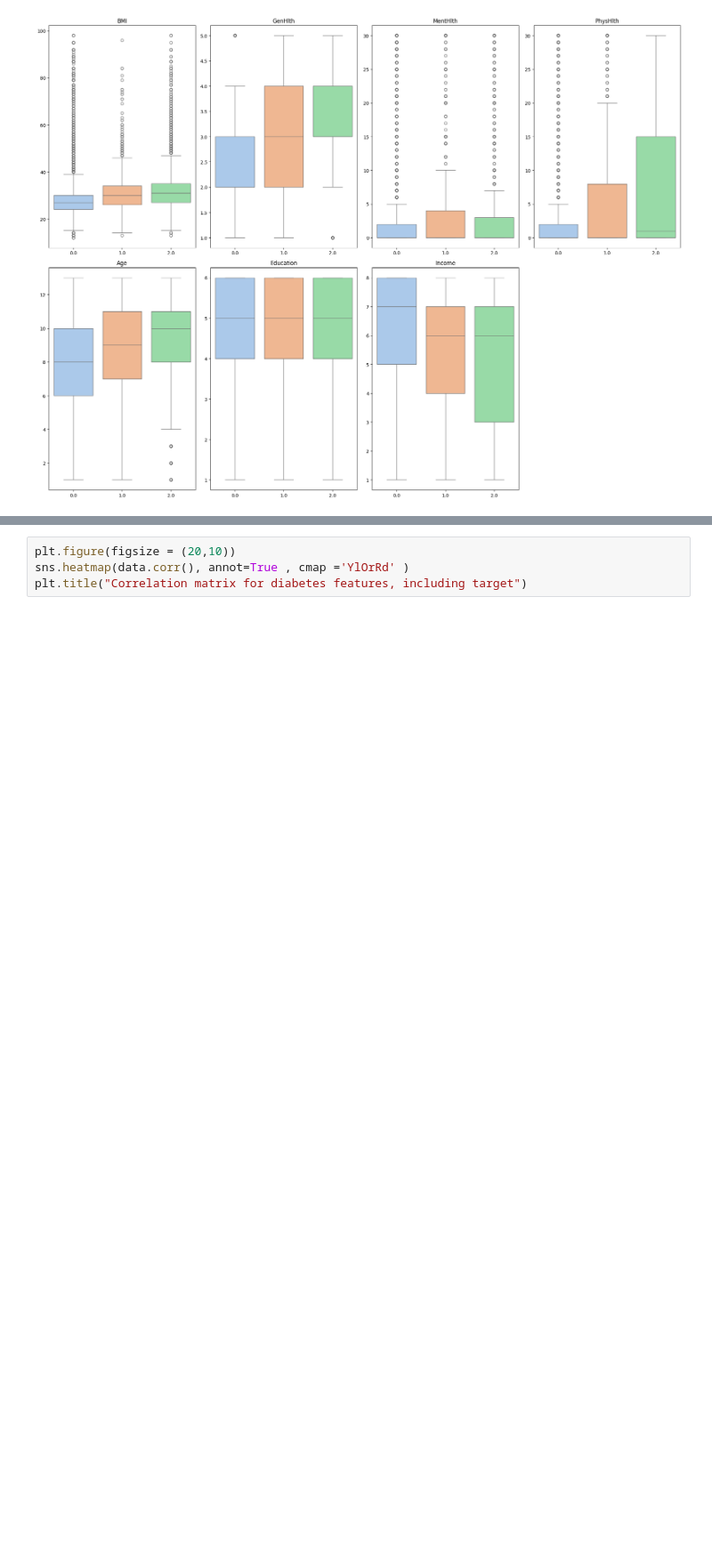
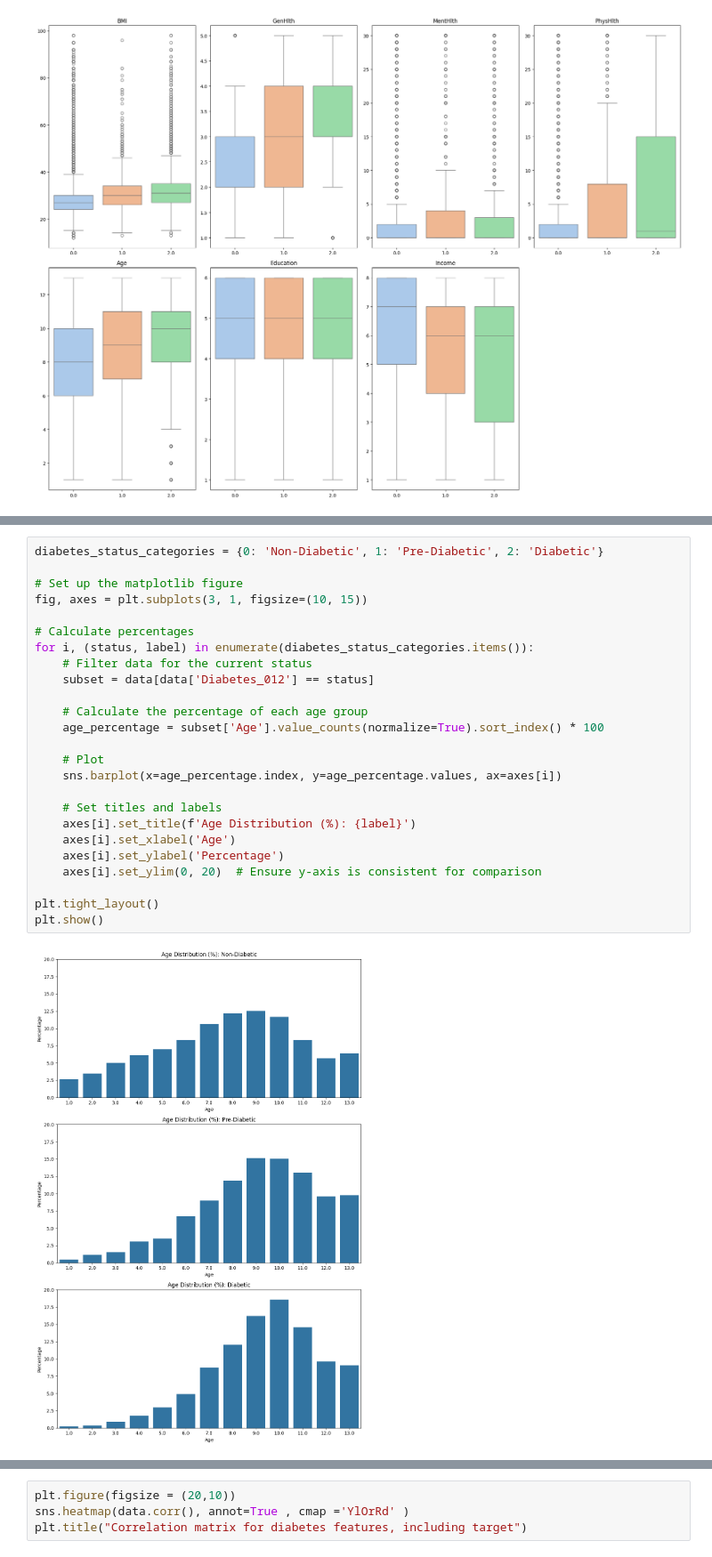
Before and after one commit to Iwaniukooo11/ml-diabetes-prediction, a Jupyter notebook: Diabetes_EDA_H.ipynb, the cells around one changed output, grey strips where cells are left out. Shown at 89% size. Drawn from its saved outputs; the diff is of its cells as text; blank space fills up the shorter version.

Commit message:
add age-vs-diabetics & remove violins & change scale on histogram

```diff
--- a/Diabetes_EDA_H.ipynb
+++ b/Diabetes_EDA_H.ipynb
@@ -377,3 +382,30 @@ Passing `palette` without assigning `hue` is deprecated and will be removed in v
+# %%
+diabetes_status_categories = {0: 'Non-Diabetic', 1: 'Pre-Diabetic', 2: 'Diabetic'}
+
+# Set up the matplotlib figure
+fig, axes = plt.subplots(3, 1, figsize=(10, 15))
+
+# Calculate percentages
+for i, (status, label) in enumerate(diabetes_status_categories.items()):
+    # Filter data for the current status
+    subset = data[data['Diabetes_012'] == status]
+
+    # Calculate the percentage of each age group
+    age_percentage = subset['Age'].value_counts(normalize=True).sort_index() * 100
+
+    # Plot
+    sns.barplot(x=age_percentage.index, y=age_percentage.values, ax=axes[i])
+
+    # Set titles and labels
+    axes[i].set_title(f'Age Distribution (%): {label}')
+    axes[i].set_xlabel('Age')
+    axes[i].set_ylabel('Percentage')
+    axes[i].set_ylim(0, 20)  # Ensure y-axis is consistent for comparison
+
+plt.tight_layout()
+plt.show()
+# %% [output]
+[figure, added]
 # %% [markdown]
 ## Korelacje
 Spośród zmiennych objaśniających największą korelacją cechują się pary:
```
Also changed, not shown: parts of 5 cells of this notebook.
